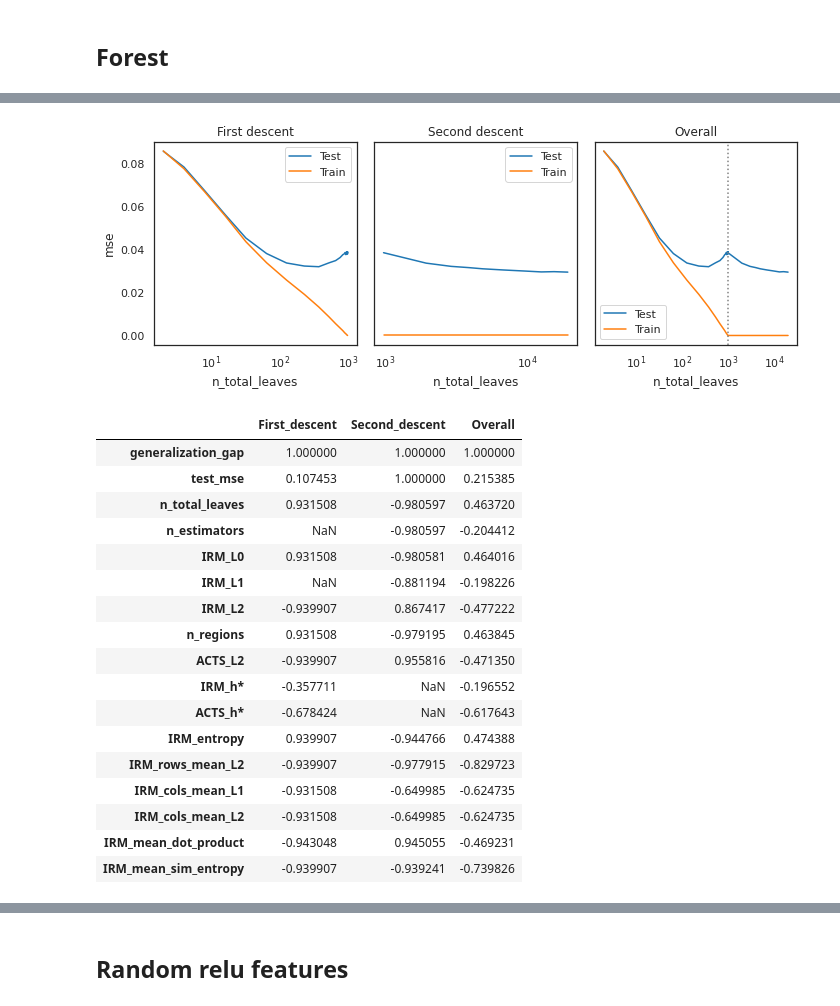
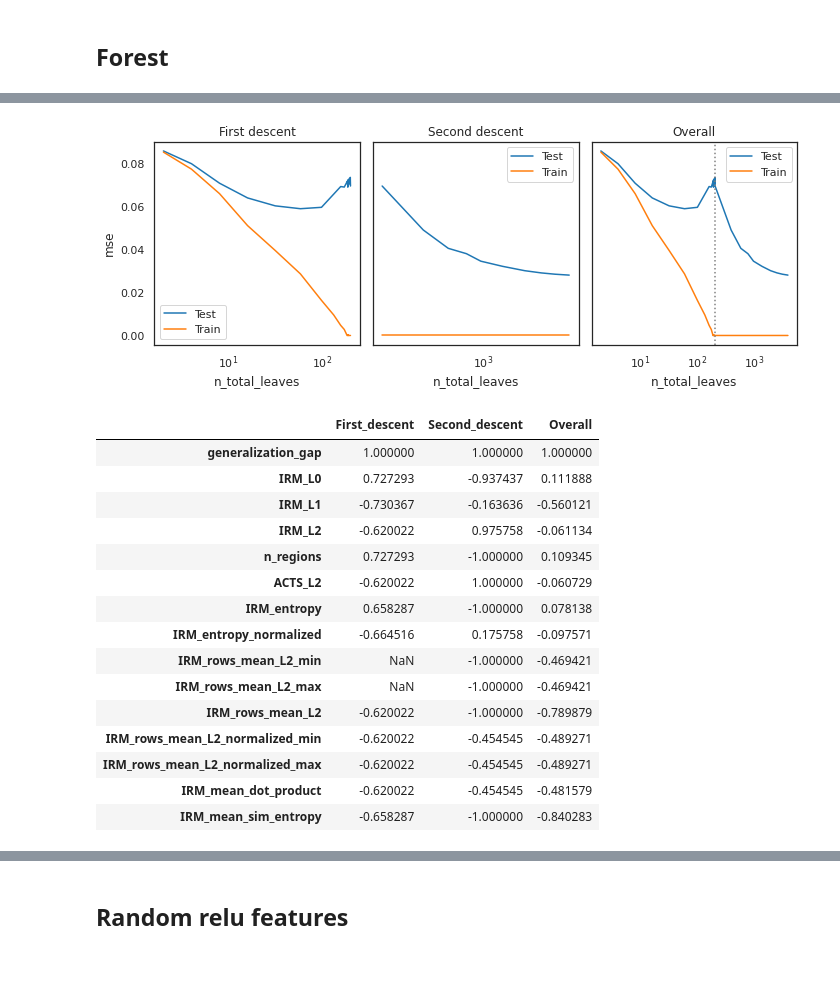
Before and after one commit to rflperry/double_descent, a Jupyter notebook: experiments/plot_mnist_results.ipynb, the cells around one changed output, grey strips where cells are left out. Saved outputs shown, nothing was run; the diff lists cells and outputs as text; code cells hidden in the pictures; blank space fills up the shorter version.

```diff
--- a/experiments/plot_mnist_results.ipynb
+++ b/experiments/plot_mnist_results.ipynb
@@ -84,7 +110,4 @@ df.head(5)
 # %%
-sns.set_style('white')
-sns.set_context('notebook')
-
 plot_df = df
 
 fig, ax = plt.subplots(1, 1, sharex=True)
@@ -370,19 +420,0 @@ plt.show()
-# %%
-sns.set_style('white')
-sns.set_context('notebook')
-
-plot_df = df
-
-fig, ax = plt.subplots(1, 1, sharex=True)
-
-sns.lineplot(
-    data=df, x='n_total_leaves', y=test_error,
-    ax=ax, label='test')
-sns.lineplot(
-    data=df, x='n_total_leaves', y=train_error,
-    ax=ax, label='train')
-
-plt.xscale('log')
-plt.ylabel(metric)
-plt.legend()
-plt.show()
@@ -391,14 +421,22 @@ plt.show()
 # %%
 ## Correlation variables
 corr_vars = [
-    'generalization_gap', test_error,
-    'n_total_leaves', 'n_estimators',
+    'generalization_gap',
+    # test_error,
+#     'n_total_leaves', 'n_estimators',
     'IRM_L0', 'IRM_L1', 'IRM_L2', 'n_regions', 'ACTS_L2',
-    'IRM_h*', 'ACTS_h*', 'IRM_entropy',
+    # 'IRM_h*', 'ACTS_h*',
+    'IRM_entropy', 'IRM_entropy_normalized',
+    'IRM_rows_mean_L2_min',
+    'IRM_rows_mean_L2_max',
     'IRM_rows_mean_L2',
-    'IRM_cols_mean_L1', 'IRM_cols_mean_L2',
+    'IRM_rows_mean_L2_normalized_min',
+    'IRM_rows_mean_L2_normalized_max',
+#     'IRM_cols_mean_L1', 'IRM_cols_mean_L2',
     'IRM_mean_dot_product', 'IRM_mean_sim_entropy',
 ]
+
+
 
 x_var = 'n_total_leaves'
 # U_argmin = 700
@@ -421,50 +459,48 @@ for ax, idx, title in zip(
     plot_df = df[idx]
     sns.lineplot(
         data=plot_df, x=x_var, y=test_error,
         ax=ax, label='Test')
     sns.lineplot(
         data=plot_df, x=x_var, y=train_error,
         ax=ax, label='Train')
     ax.set_xscale('log')
     ax.set_title(title)
 
 # axes[3].axvline(df[df[x_var] == U_argmin][x_var].iloc[0], ls=':', c='grey', label='U argmin')
 axes[2].axvline(interp, ls=':', c='grey', label='Interpolation threshold')
 axes[0].set_ylabel(metric)
 plt.tight_layout()
 plt.show()
 
 corr_df = df[df[x_var] <= interp][corr_vars].corr('spearman')
 series1 = corr_df['generalization_gap']
 
 corr_df = df[df[x_var] >= interp][corr_vars].corr('spearman')
 series2 = corr_df['generalization_gap']
 
 corr_df = df[corr_vars].corr('spearman')
 series3 = corr_df['generalization_gap']
 
 corr_df = pd.concat((series1, series2, series3), axis=1)
 corr_df.columns = ['First_descent', 'Second_descent', 'Overall']
 
 display(corr_df)
 # %% [output]
-[figure, old version]
+[figure, new version]
 |  | First_descent | Second_descent | Overall |
 | generalization_gap | 1.000000 | 1.000000 | 1.000000 |
-| test_mse | 0.107453 | 1.000000 | 0.215385 |
-| n_total_leaves | 0.931508 | -0.980597 | 0.463720 |
-| n_estimators | NaN | -0.980597 | -0.204412 |
-| IRM_L0 | 0.931508 | -0.980581 | 0.464016 |
-| IRM_L1 | NaN | -0.881194 | -0.198226 |
-| IRM_L2 | -0.939907 | 0.867417 | -0.477222 |
-| n_regions | 0.931508 | -0.979195 | 0.463845 |
-| ACTS_L2 | -0.939907 | 0.955816 | -0.471350 |
-| IRM_h* | -0.357711 | NaN | -0.196552 |
-| ACTS_h* | -0.678424 | NaN | -0.617643 |
-| IRM_entropy | 0.939907 | -0.944766 | 0.474388 |
-| IRM_rows_mean_L2 | -0.939907 | -0.977915 | -0.829723 |
-| IRM_cols_mean_L1 | -0.931508 | -0.649985 | -0.624735 |
-| IRM_cols_mean_L2 | -0.931508 | -0.649985 | -0.624735 |
-| IRM_mean_dot_product | -0.943048 | 0.945055 | -0.469231 |
-| IRM_mean_sim_entropy | -0.939907 | -0.939241 | -0.739826 |
+| IRM_L0 | 0.727293 | -0.937437 | 0.111888 |
+| IRM_L1 | -0.730367 | -0.163636 | -0.560121 |
+| IRM_L2 | -0.620022 | 0.975758 | -0.061134 |
+| n_regions | 0.727293 | -1.000000 | 0.109345 |
+| ACTS_L2 | -0.620022 | 1.000000 | -0.060729 |
+| IRM_entropy | 0.658287 | -1.000000 | 0.078138 |
+| IRM_entropy_normalized | -0.664516 | 0.175758 | -0.097571 |
+| IRM_rows_mean_L2_min | NaN | -1.000000 | -0.469421 |
+| IRM_rows_mean_L2_max | NaN | -1.000000 | -0.469421 |
+| IRM_rows_mean_L2 | -0.620022 | -1.000000 | -0.789879 |
+| IRM_rows_mean_L2_normalized_min | -0.620022 | -0.454545 | -0.489271 |
+| IRM_rows_mean_L2_normalized_max | -0.620022 | -0.454545 | -0.489271 |
+| IRM_mean_dot_product | -0.620022 | -0.454545 | -0.481579 |
+| IRM_mean_sim_entropy | -0.658287 | -1.000000 | -0.840283 |
 # %%
```
Also changed, not shown: parts of 14 cells of this notebook, 16 other files.
